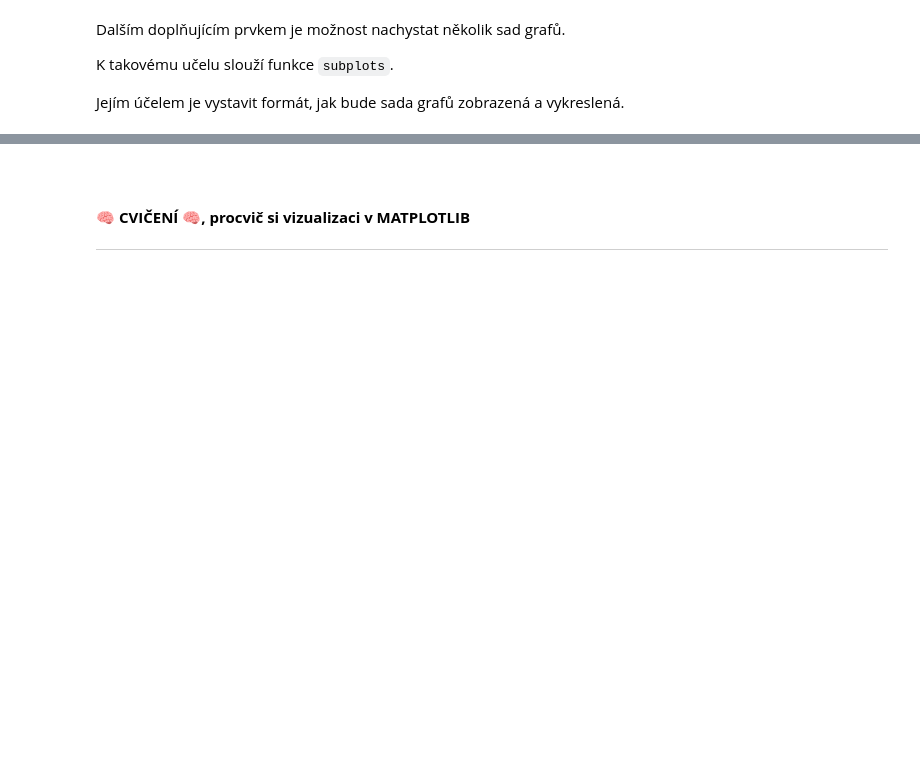
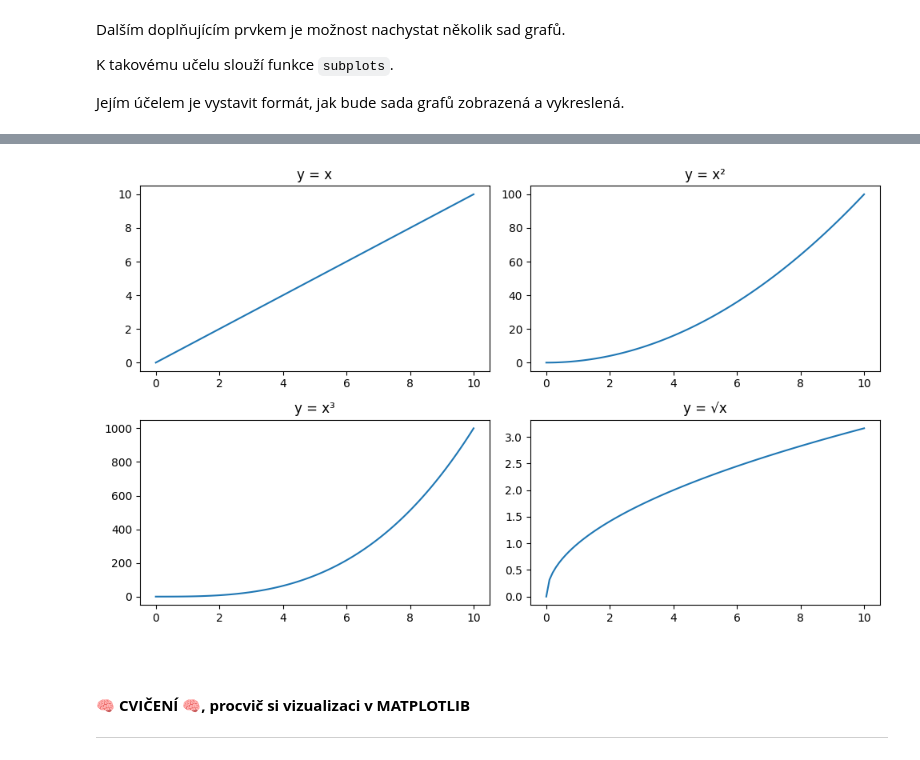
Before and after one commit to Bralor/python-data-2024, a Jupyter notebook: shared/notebooks/lesson07_eop.ipynb, the cells around one changed output, grey strips where cells are left out. Saved outputs shown, nothing was run; the diff lists cells and outputs as text; code cells hidden in the pictures; blank space fills up the shorter version.

```diff
--- a/shared/notebooks/lesson07_eop.ipynb
+++ b/shared/notebooks/lesson07_eop.ipynb
@@ -1586,0 +1591,2 @@ fig, axs = plt.subplots(
+# %%
+x = np.linspace(0, 10, 100)
@@ -1587,3 +1607,26 @@ fig, axs = plt.subplots(
+# %%
+fig, axs = plt.subplots(2, 2, figsize=(10, 6))
+
+# 1. Přímka
+axs[0, 0].plot(x, x)
+axs[0, 0].set_title("y = x")
+
+# 2. Kvadratická funkce
+axs[0, 1].plot(x, x**2)
+axs[0, 1].set_title("y = x²")
+
+# 3. Kubická funkce
+axs[1, 0].plot(x, x**3)
+axs[1, 0].set_title("y = x³")
+
+# 4. Odmocnina
+axs[1, 1].plot(x, np.sqrt(x))
+axs[1, 1].set_title("y = √x")
+
+# Upraví rozložení grafů
+plt.tight_layout()
+# %% [output]
+[figure, added]
 # %% [markdown]
 <br>
 
```
Also changed, not shown: parts of 45 cells of this notebook.
